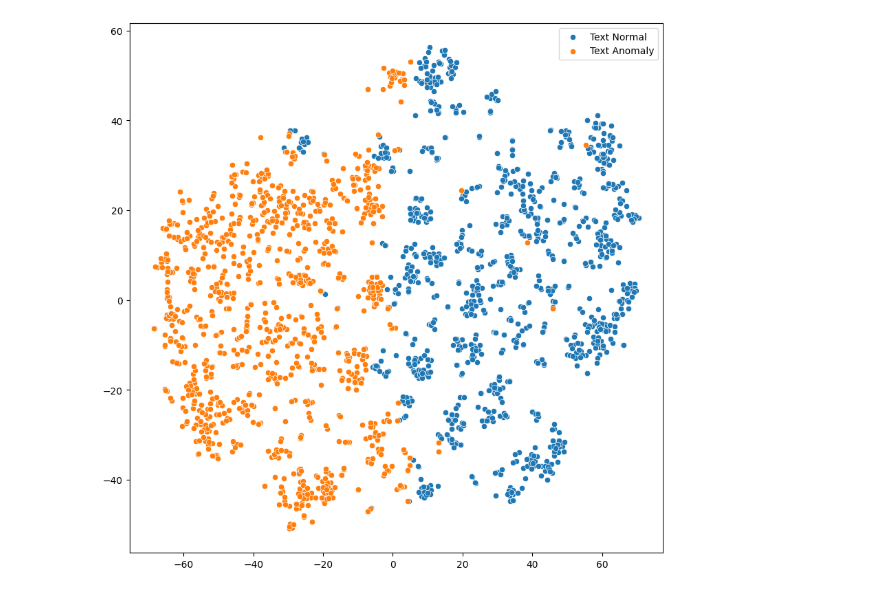
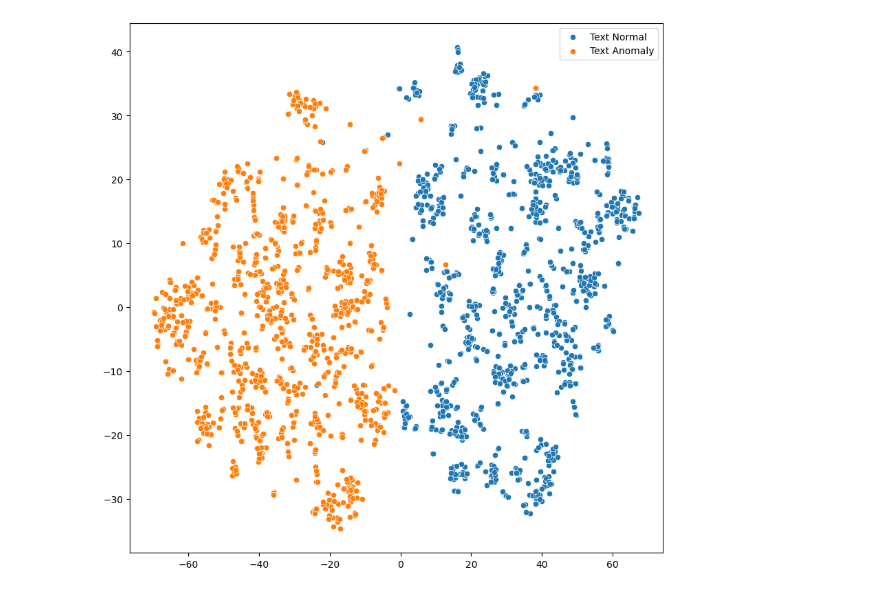
Before and after one commit to Haawron/agent-based-vad, a Jupyter notebook: notebooks/embeddings_visualized.ipynb, the cells around one changed output. Saved outputs shown, nothing was run; the diff lists cells and outputs as text; code cells hidden in the pictures.

```diff
--- a/notebooks/embeddings_visualized.ipynb
+++ b/notebooks/embeddings_visualized.ipynb
@@ -25,25 +25,27 @@ from tqdm.auto import tqdm
 # %%
 p_embedding_text_normal = Path('/code/output/psuedo-captions/gpt-4o/00-rich-context/embeddings/imagebind/embs_normal.npy')
 p_embedding_text_anomaly = Path('/code/output/psuedo-captions/gpt-4o/00-rich-context/embeddings/imagebind/embs_anomalous.npy')
-embeddings_text_normal = np.load(p_embedding_text_normal)[:1000]
-embeddings_text_anomaly = np.load(p_embedding_text_anomaly)[:1000]
+embeddings_text_normal = np.load(p_embedding_text_normal)
+embeddings_text_anomaly = np.load(p_embedding_text_anomaly)
+embeddings_text_normal = embeddings_text_normal[:1000]
+embeddings_text_anomaly = embeddings_text_anomaly[:1000]
 # %%
 np.random.seed(0)
-tsne = TSNE(n_components=2, perplexity=30, max_iter=5000, init='pca', metric='cosine')
+tsne = TSNE(n_components=2, perplexity=30, max_iter=1000, init='pca', metric='cosine')
 e = np.concatenate([
     embeddings_text_normal,
     embeddings_text_anomaly], axis=0)
 ee = tsne.fit_transform(e)
 
 a, b = len(embeddings_text_normal), len(embeddings_text_anomaly)
 bdds = [a, a+b]
 
 plt.figure(figsize=(10, 10))
 sns.scatterplot(x=ee[:bdds[0], 0], y=ee[:bdds[0], 1], label='Text Normal')
 sns.scatterplot(x=ee[bdds[0]:bdds[1], 0], y=ee[bdds[0]:bdds[1], 1], label='Text Anomaly')
 plt.legend()
 plt.show()
 # %% [output]
-[figure, old version]
+[figure, new version]
 # %%
 df_tmp = df_ann_test.join(sr_num_frames_test, on='raw_rel_video_path')
```
Also changed, not shown: parts of 20 cells of this notebook, 2 other files.
